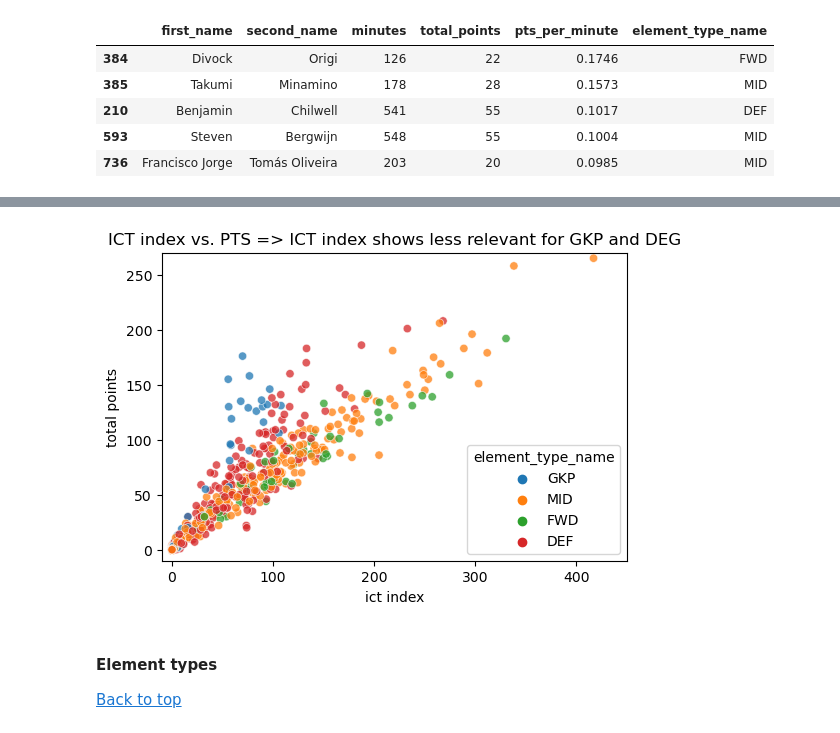
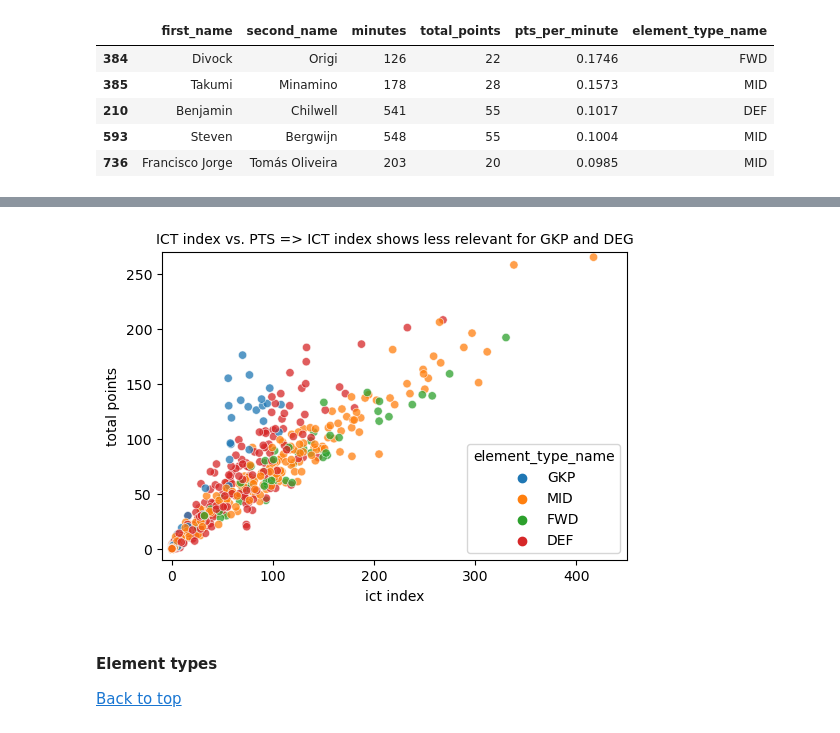
Before and after one commit to Greg1806/ML_projects, a Jupyter notebook: Fantasy_moneyball_project.ipynb, the cells around one changed output, grey strips where cells are left out. Saved outputs shown, nothing was run; the diff lists cells and outputs as text; code cells hidden in the pictures.

```diff
--- a/Fantasy_moneyball_project.ipynb
+++ b/Fantasy_moneyball_project.ipynb
@@ -387,14 +398,14 @@ df_elements.sort_values(by='ict_index', ascending=False)[['ict_index','creativit
 # %%
 plt.figure(figsize=(6,4))
 sns.scatterplot(x='ict_index', y='total_points', data=df_elements, hue='element_type_name', alpha=0.75)
 plt.ylabel('total points')
 plt.xlabel('ict index')
 plt.xlim(-10,450)
 plt.ylim(-10,270)
-plt.title('ICT index vs. PTS => ICT index shows less relevant for GKP and DEG')
+plt.title('ICT index vs. PTS => ICT index shows less relevant for GKP and DEG', fontsize=10)
 plt.show()
 # %% [output]
-[figure, old version]
+[figure, new version]
 # %% [markdown]
 #### Element types <a name='eda_elements_types'/>
 <a href=#top> Back to top <a>
```
Also changed, not shown: parts of 27 cells of this notebook.
